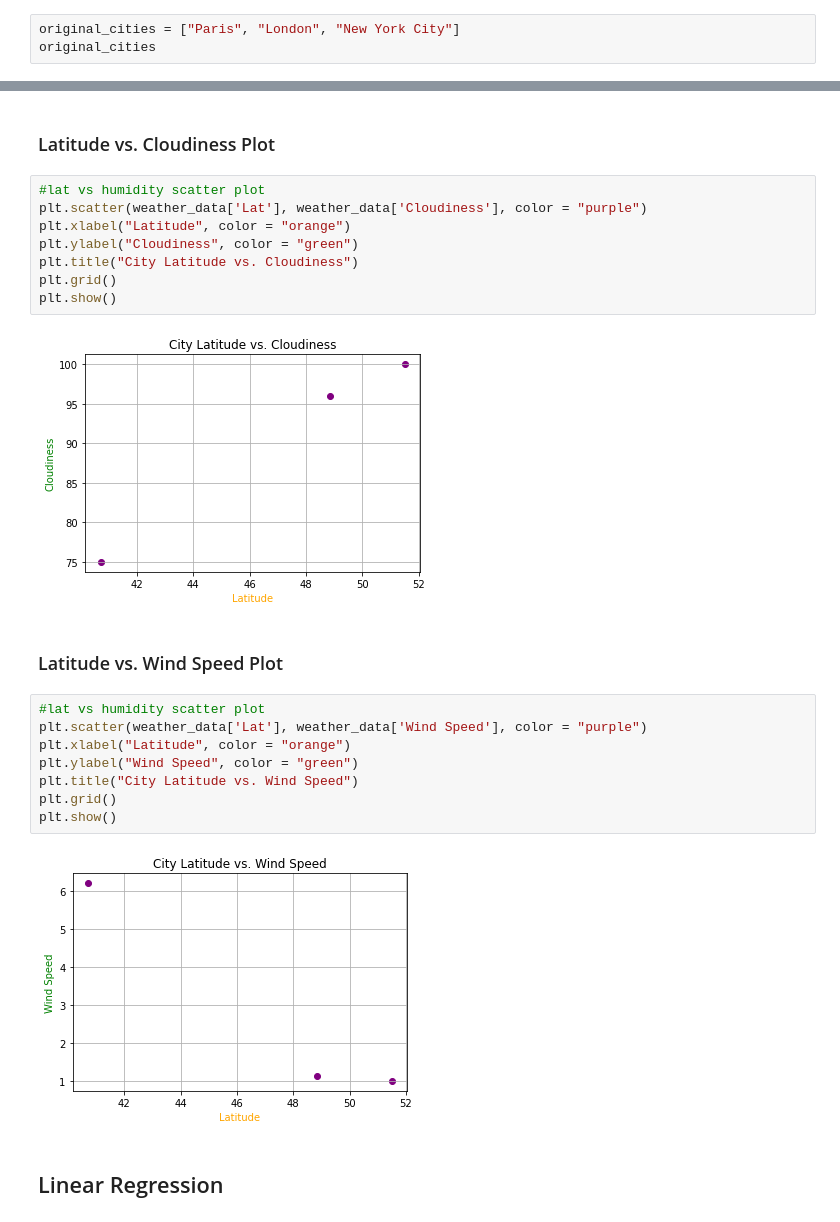
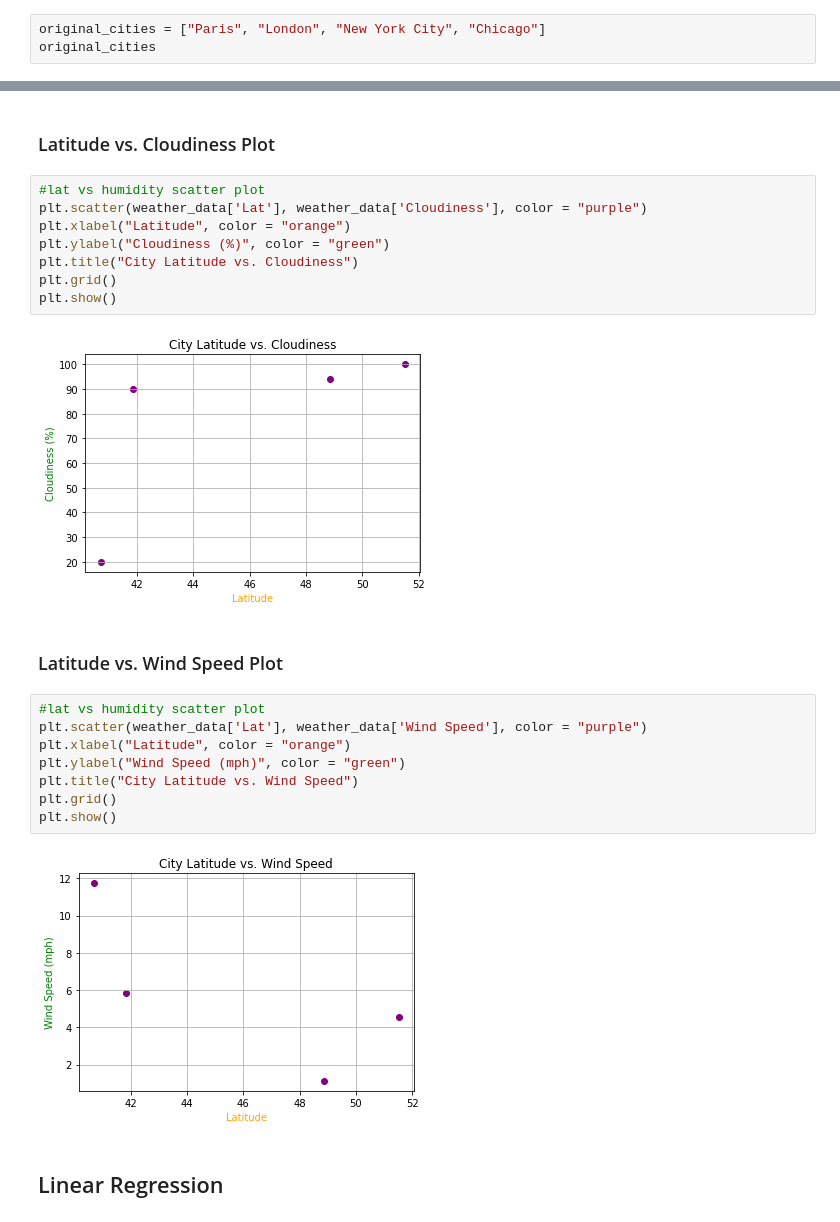
Before and after one commit to WilliamRoll/Python-API-Challenge, a Jupyter notebook: WeatherPy/WeatherPy.ipynb, the cells around one changed output, grey strips where cells are left out. Drawn from its saved outputs; the diff is of its cells as text.

Commit message:
WeatherPy script; scatter plots with linear regression started. Updated unit default

```diff
--- a/WeatherPy/WeatherPy.ipynb
+++ b/WeatherPy/WeatherPy.ipynb
@@ -59,6 +59,6 @@ len(cities)
 # %% [output]
 608
 # %%
-original_cities = ["Paris", "London", "New York City"]
+original_cities = ["Paris", "London", "New York City", "Chicago"]
 original_cities
 # %% [output]
@@ -167,24 +168,24 @@ plt.show()
 #lat vs humidity scatter plot
 plt.scatter(weather_data['Lat'], weather_data['Cloudiness'], color = "purple")
 plt.xlabel("Latitude", color = "orange")
-plt.ylabel("Cloudiness", color = "green")
+plt.ylabel("Cloudiness (%)", color = "green")
 plt.title("City Latitude vs. Cloudiness")
 plt.grid()
 plt.show()
 # %% [output]
-[figure, old version]
+[figure, new version]
 # %% [markdown]
 ### Latitude vs. Wind Speed Plot
 # %%
 #lat vs humidity scatter plot
 plt.scatter(weather_data['Lat'], weather_data['Wind Speed'], color = "purple")
 plt.xlabel("Latitude", color = "orange")
-plt.ylabel("Wind Speed", color = "green")
+plt.ylabel("Wind Speed (mph)", color = "green")
 plt.title("City Latitude vs. Wind Speed")
 plt.grid()
 plt.show()
 # %% [output]
-[figure, old version]
+[figure, new version]
 # %% [markdown]
 ## Linear Regression
 # %% [markdown]
```
Also changed, not shown: parts of 15 cells of this notebook.
